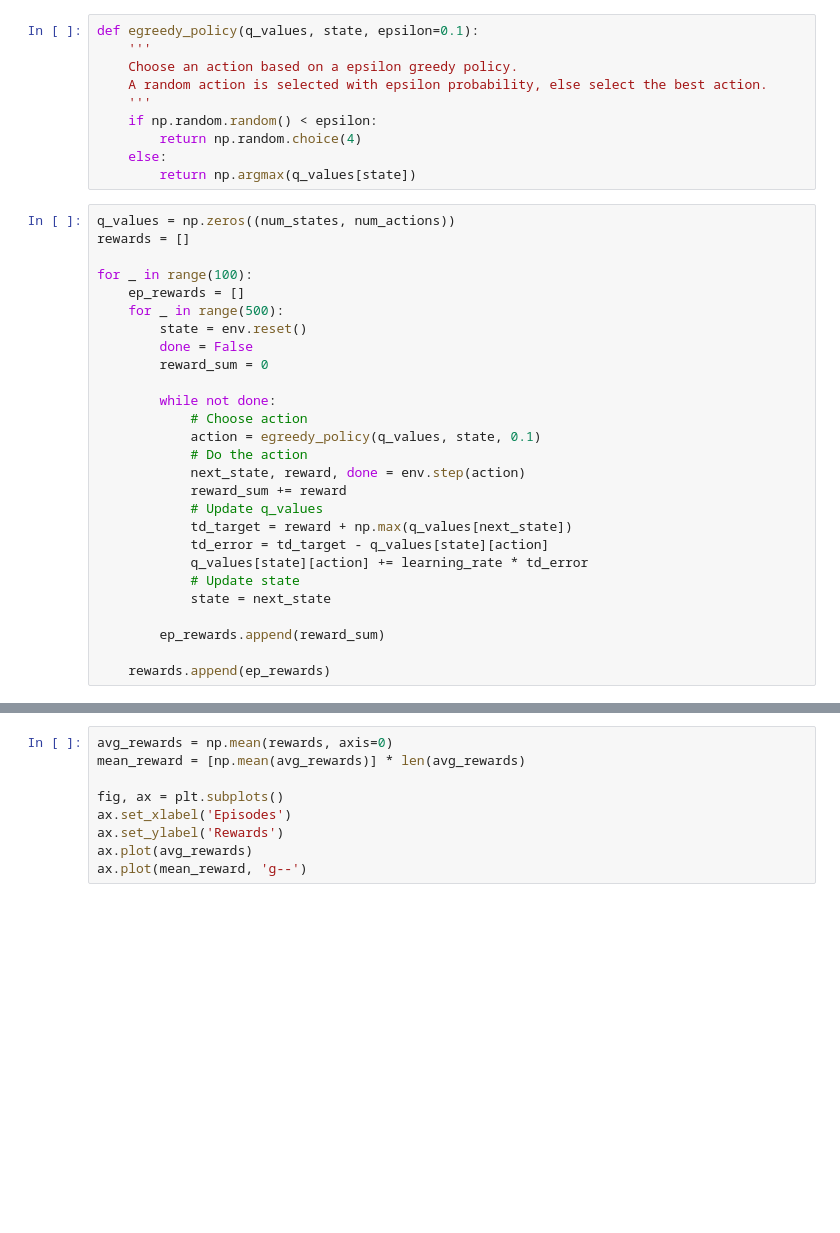
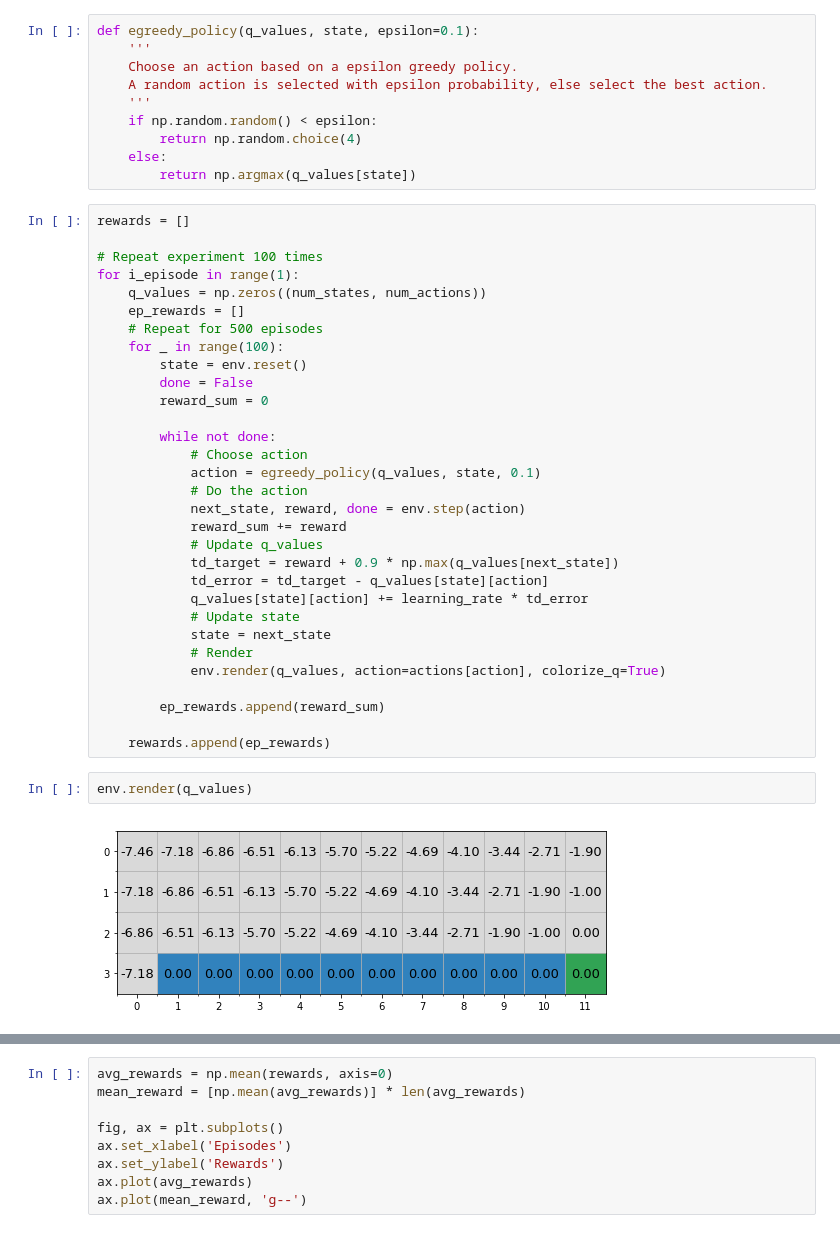
Before and after one commit to lgvaz/blog, a Jupyter notebook: rl_intro.ipynb, the cells around one changed output, grey strips where cells are left out. Cells and saved outputs as stored; diff of their text form; blank space fills up the shorter version.

```diff
--- a/rl_intro.ipynb
+++ b/rl_intro.ipynb
@@ -100,12 +252,14 @@ def egreedy_policy(q_values, state, epsilon=0.1):
     else:
         return np.argmax(q_values[state])
 # %%
-q_values = np.zeros((num_states, num_actions))
 rewards = []
 
-for _ in range(100):
+# Repeat experiment 100 times
+for i_episode in range(1):
+    q_values = np.zeros((num_states, num_actions))
     ep_rewards = []
-    for _ in range(500):
+    # Repeat for 500 episodes
+    for _ in range(100):
         state = env.reset()
         done = False
         reward_sum = 0
@@ -117,15 +271,21 @@ for _ in range(100):
             next_state, reward, done = env.step(action)
             reward_sum += reward
             # Update q_values
-            td_target = reward + np.max(q_values[next_state])
+            td_target = reward + 0.9 * np.max(q_values[next_state])
             td_error = td_target - q_values[state][action]
             q_values[state][action] += learning_rate * td_error
             # Update state
             state = next_state
+            # Render
+            env.render(q_values, action=actions[action], colorize_q=True)
 
         ep_rewards.append(reward_sum)
 
     rewards.append(ep_rewards)
+# %%
+env.render(q_values)
+# %% [output]
+[figure, added]
 # %%
 avg_rewards = np.mean(rewards, axis=0)
 mean_reward = [np.mean(avg_rewards)] * len(avg_rewards)
```
Also changed, not shown: parts of 13 cells of this notebook, 1 other file.
